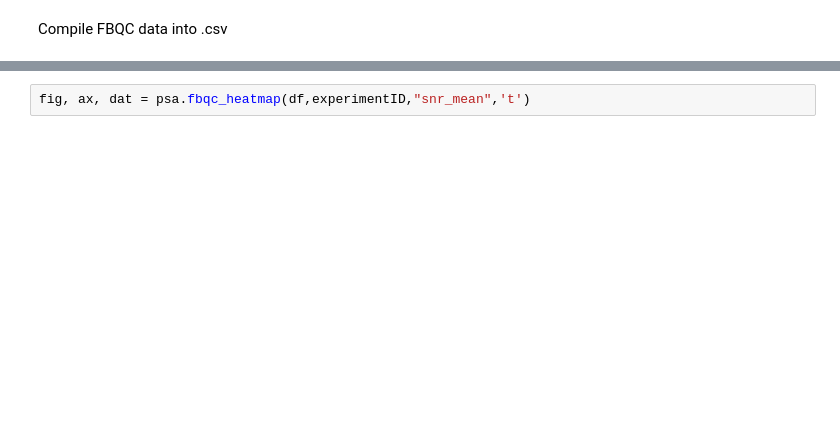
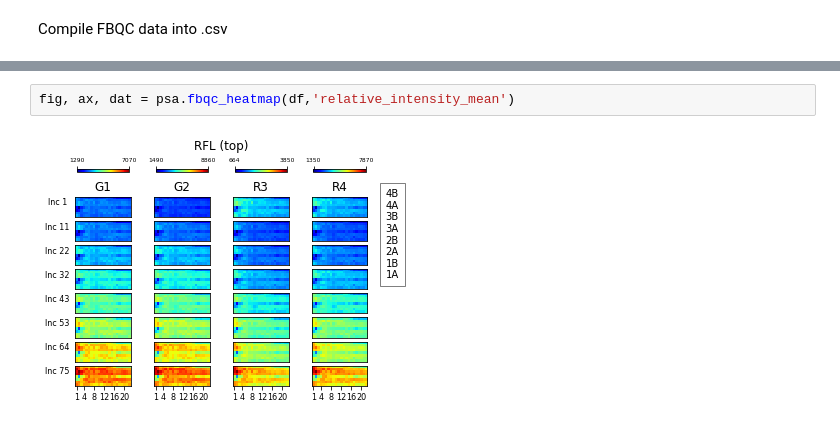
Before and after one commit to cbook27/post-sequencing-analysis, a Jupyter notebook: post_sequencing_analysis.ipynb, the cells around one changed output, grey strips where cells are left out. Drawn from its saved outputs; the diff is of its cells as text; blank space fills up the shorter version.

```diff
--- a/post_sequencing_analysis.ipynb
+++ b/post_sequencing_analysis.ipynb
@@ -73,3 +78,5 @@ df = pd.read_csv("fbqc_Read1.csv")
 # %%
-fig, ax, dat = psa.fbqc_heatmap(df,experimentID,"snr_mean",'t')
+fig, ax, dat = psa.fbqc_heatmap(df,'relative_intensity_mean')
+# %% [output]
+[figure, added]
 # %%
```
Also changed, not shown: parts of 9 cells of this notebook, 1 other file.
